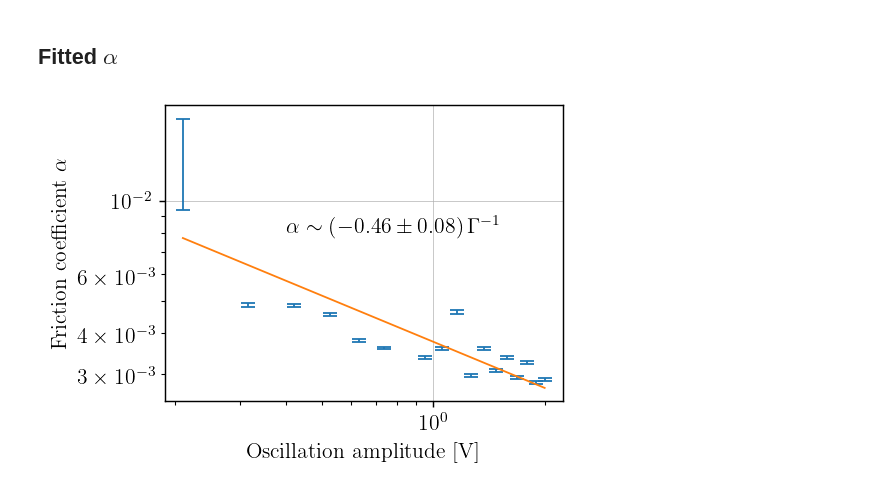
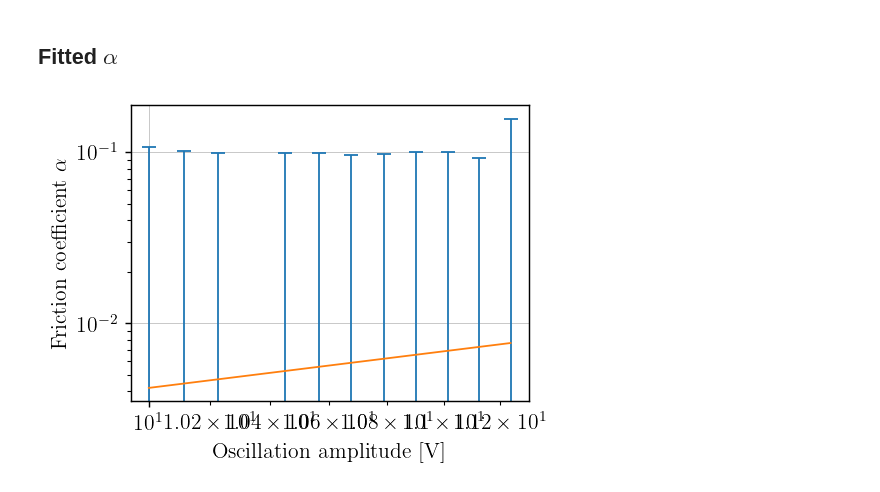
Before and after one commit to TomVdt/TPIII, a Jupyter notebook: 05-milieux-granulaires/analyse/exp1_friction.ipynb, the cells around one changed output. Cells and saved outputs as stored; diff of their text form; code cells hidden in the pictures.

```diff
--- a/05-milieux-granulaires/analyse/exp1_friction.ipynb
+++ b/05-milieux-granulaires/analyse/exp1_friction.ipynb
@@ -19,6 +19,7 @@ mpl.rcParams.update(rcParams)
 # %% [markdown]
 ## Load
 # %%
-data = load('250321-exp7')  # best one yet
+# data = load('250321-exp7')  # best one yet
 # data = load('250328-exp5')
+data = load('250328-sand1')
 # %% [output]
@@ -39,5 +41,5 @@ Noise step:  ../data/250321-exp7/250321-exp7_step19.txt
 # %%
-denoise_dataset(data, data.pop(-1))
+# denoise_dataset(data, data.pop(-1))
 # _ = data.pop(-1)
 # %% [markdown]
 ## Do fits
@@ -120,13 +153,13 @@ alpha = 0.00394+/-0.00001 g m² s⁻¹
 # %%
 slope, offset = do_fit_alpha(data, all_popt_err_pass1[:, 2])
 
-plt.text(0.4, 8e-3, fr"$\alpha \sim {slope:.1upL} \Gamma^{{-1}}$")
+# plt.text(0.4, 8e-3, fr"$\alpha \sim {slope:.1upL} \Gamma^{{-1}}$")
 
 plt.yscale('log')
 plt.xscale('log')
 plt.xlabel(r'Oscillation amplitude [V]')
 plt.ylabel(r'Friction coefficient $\alpha$')
 
 plt.show()
 # %% [output]
-[figure, old version]
+[figure, new version]
```
Also changed, not shown: parts of 4 cells of this notebook, 15 other files.
